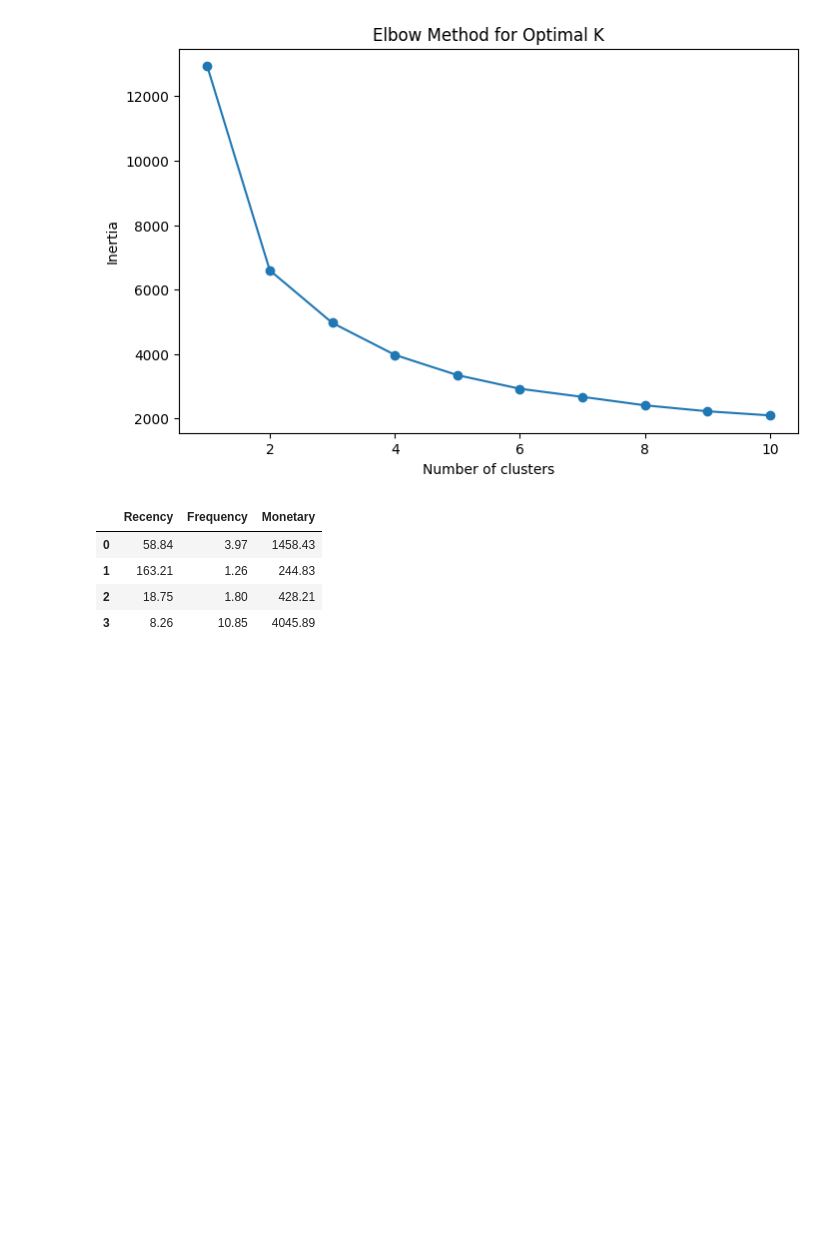
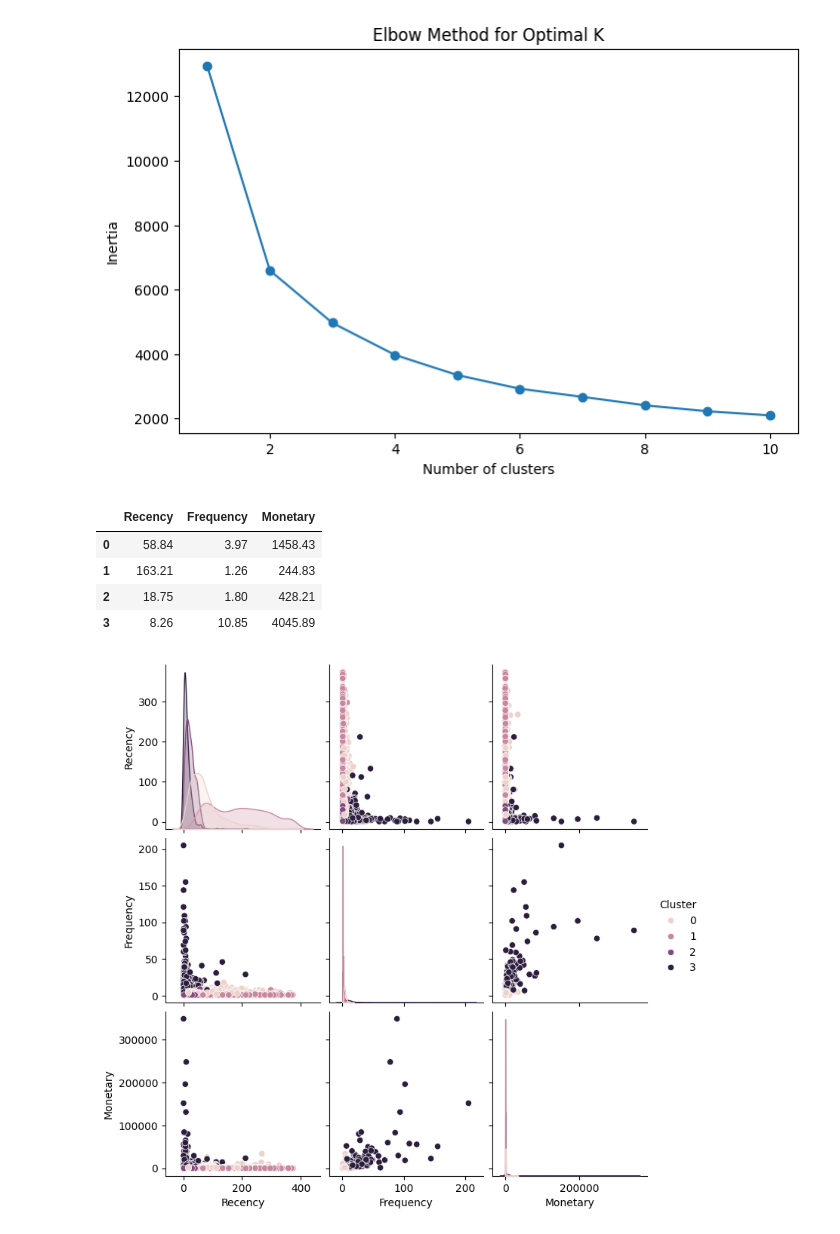
Before and after one commit to kopochryso/customer-segmentation, a Jupyter notebook: notebooks/03-clustering.ipynb, the cells around one changed output. Cells and saved outputs as stored; diff of their text form; code cells hidden in the pictures; blank space fills up the shorter version.

```diff
--- a/notebooks/03-clustering.ipynb
+++ b/notebooks/03-clustering.ipynb
@@ -79,3 +81,10 @@ cluster_profile.round(2)
 | 1 | 163.21 | 1.26 | 244.83 |
 | 2 | 18.75 | 1.80 | 428.21 |
 | 3 | 8.26 | 10.85 | 4045.89 |
+# %%
+#VISUALIZE CLUSTERS - HOW CLUSTERS SEPERATE
+import seaborn as sns
+sns.pairplot(rfm, hue='Cluster', vars=['Recency','Frequency','Monetary'])
+plt.show()
+# %% [output]
+[figure, added]
```
Also changed, not shown: parts of 1 cell of this notebook.
